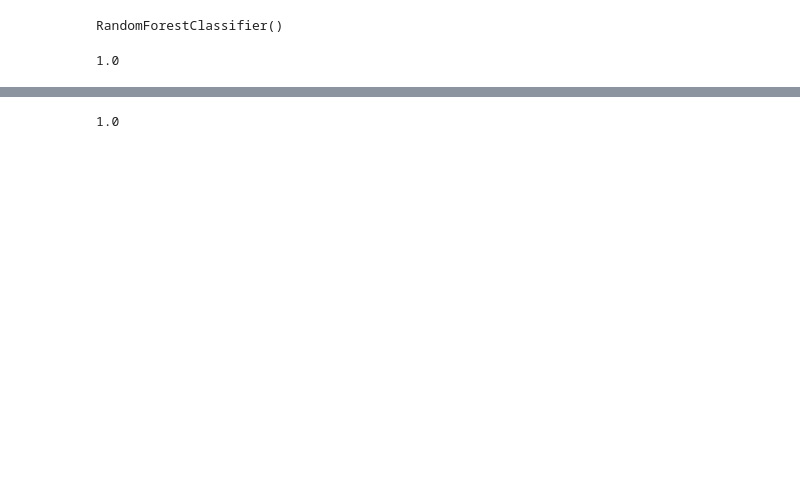
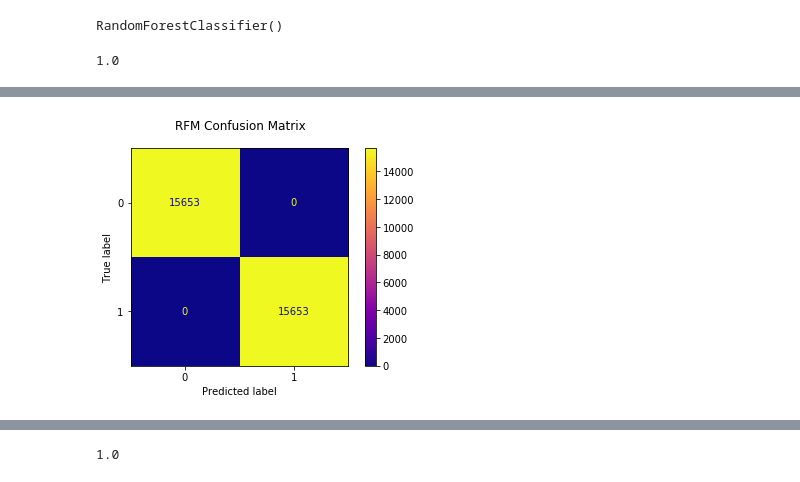
Before and after one commit to Jaccomando/Predicting-Employee-Attrition, a Jupyter notebook: notebooks/EDA.ipynb, the cells around one changed output, grey strips where cells are left out. Saved outputs shown, nothing was run; the diff lists cells and outputs as text; code cells hidden in the pictures; blank space fills up the shorter version.

```diff
--- a/notebooks/EDA.ipynb
+++ b/notebooks/EDA.ipynb
@@ -274,3 +288,11 @@ rfm.score(X_tr_final, y_tr_sm)
+# %%
+fig, ax = plt.subplots()
+
+fig.suptitle("RFM Confusion Matrix ")
+
+plot_confusion_matrix(rfm, X_tr_final, y_tr_sm, ax=ax, cmap="plasma");
+# %% [output]
+[figure, added]
 # %%
 # check auc
 
```
Also changed, not shown: parts of 54 cells of this notebook.
